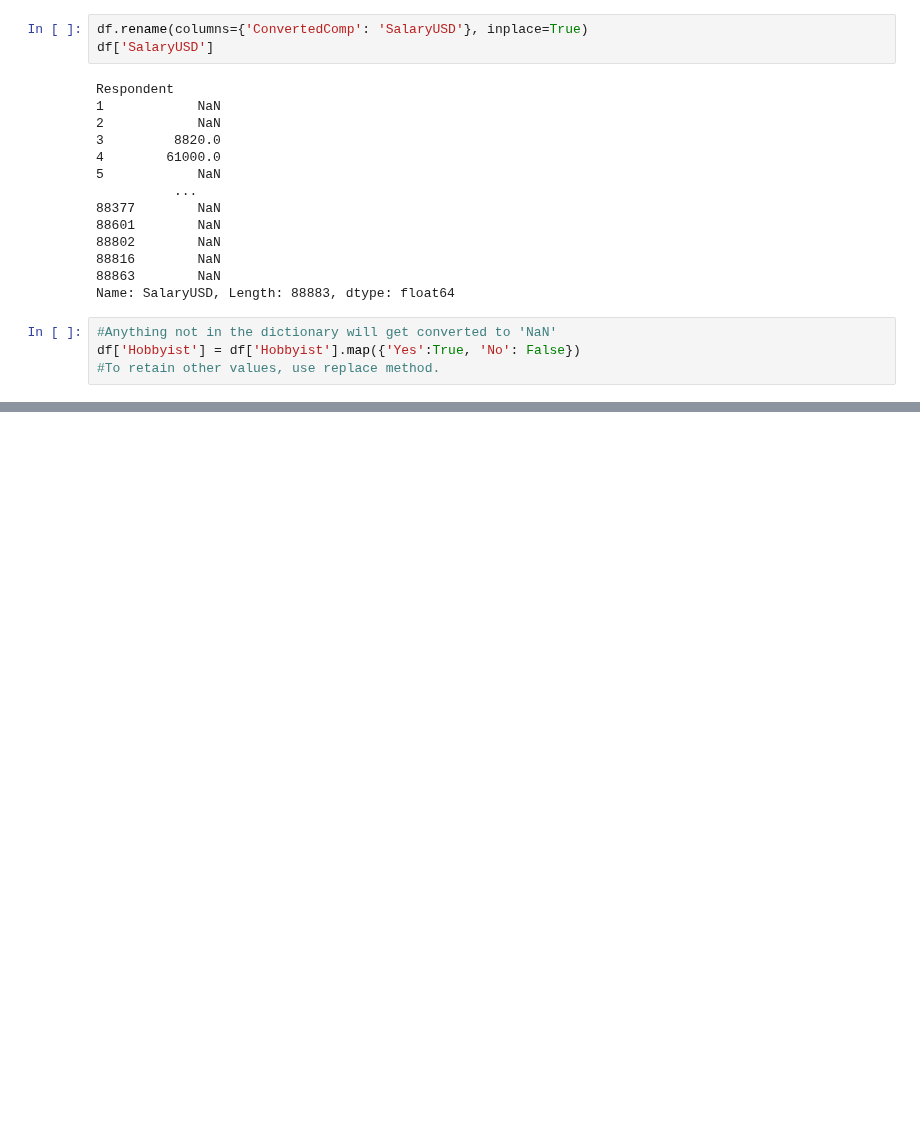
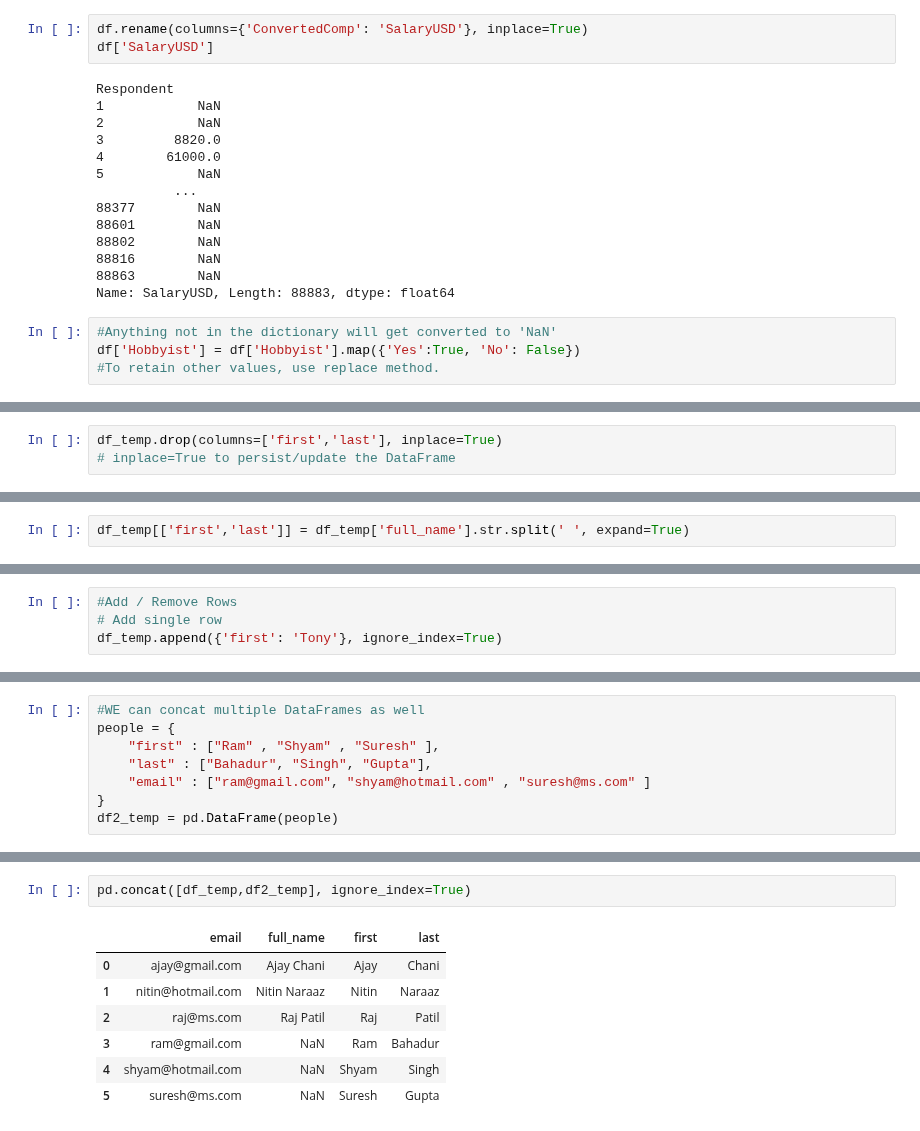
Before and after one commit to achani/data_analysis, a Jupyter notebook: src/pandas_demo.ipynb, the cells around one changed output, grey strips where cells are left out. Cells and saved outputs as stored; diff of their text form; blank space fills up the shorter version.

```diff
--- a/src/pandas_demo.ipynb
+++ b/src/pandas_demo.ipynb
@@ -579,0 +594,3 @@ df['Hobbyist'] = df['Hobbyist'].map({'Yes':True, 'No': False})
+# %%
+df_temp.drop(columns=['first','last'], inplace=True)
+# inplace=True to persist/update the DataFrame
@@ -579,0 +620,2 @@ df['Hobbyist'] = df['Hobbyist'].map({'Yes':True, 'No': False})
+# %%
+df_temp[['first','last']] = df_temp['full_name'].str.split(' ', expand=True)
@@ -579,0 +631,4 @@ df['Hobbyist'] = df['Hobbyist'].map({'Yes':True, 'No': False})
+# %%
+#Add / Remove Rows
+# Add single row
+df_temp.append({'first': 'Tony'}, ignore_index=True)
@@ -579,0 +650,8 @@ df['Hobbyist'] = df['Hobbyist'].map({'Yes':True, 'No': False})
+# %%
+#WE can concat multiple DataFrames as well
+people = {
+    "first" : ["Ram" , "Shyam" , "Suresh" ],
+    "last" : ["Bahadur", "Singh", "Gupta"],
+    "email" : ["ram@gmail.com", "shyam@hotmail.com" , "suresh@ms.com" ]
+}
+df2_temp = pd.DataFrame(people)
@@ -579,0 +672,10 @@ df['Hobbyist'] = df['Hobbyist'].map({'Yes':True, 'No': False})
+# %%
+pd.concat([df_temp,df2_temp], ignore_index=True)
+# %% [output]
+|  | email | full_name | first | last |
+| 0 | ajay@gmail.com | Ajay Chani | Ajay | Chani |
+| 1 | nitin@hotmail.com | Nitin Naraaz | Nitin | Naraaz |
+| 2 | raj@ms.com | Raj Patil | Raj | Patil |
+| 3 | ram@gmail.com | NaN | Ram | Bahadur |
+| 4 | shyam@hotmail.com | NaN | Shyam | Singh |
+| 5 | suresh@ms.com | NaN | Suresh | Gupta |
```
Also changed, not shown: parts of 16 cells of this notebook.
